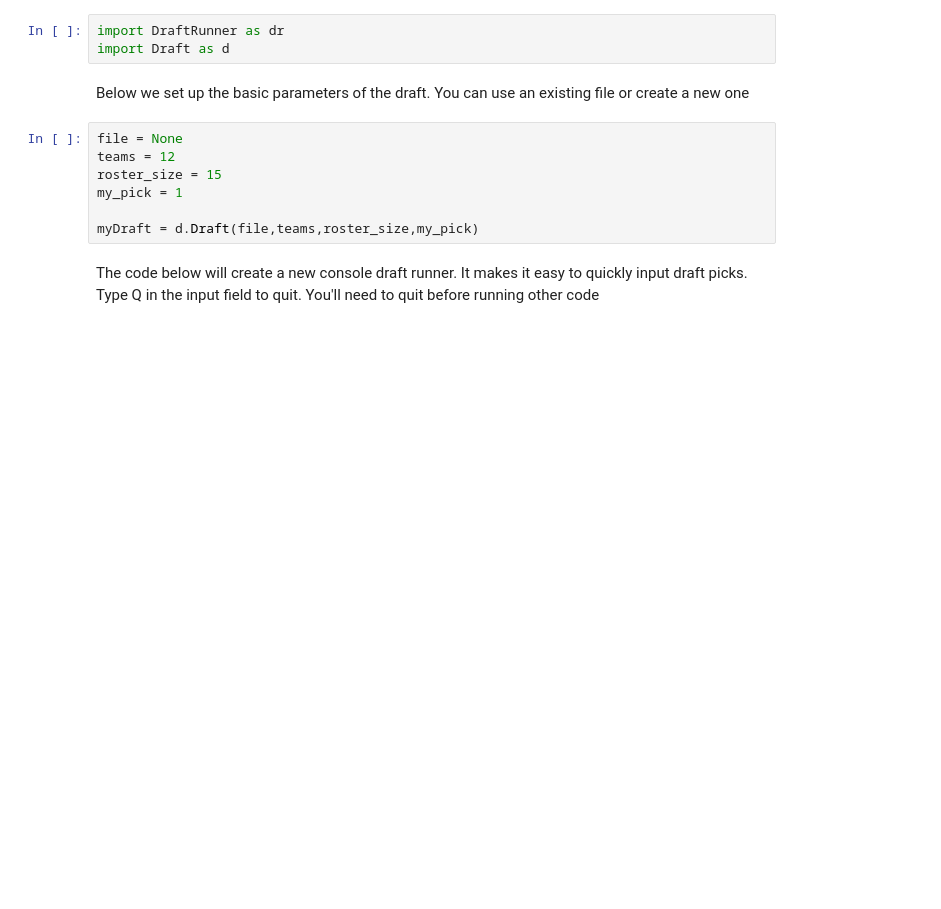
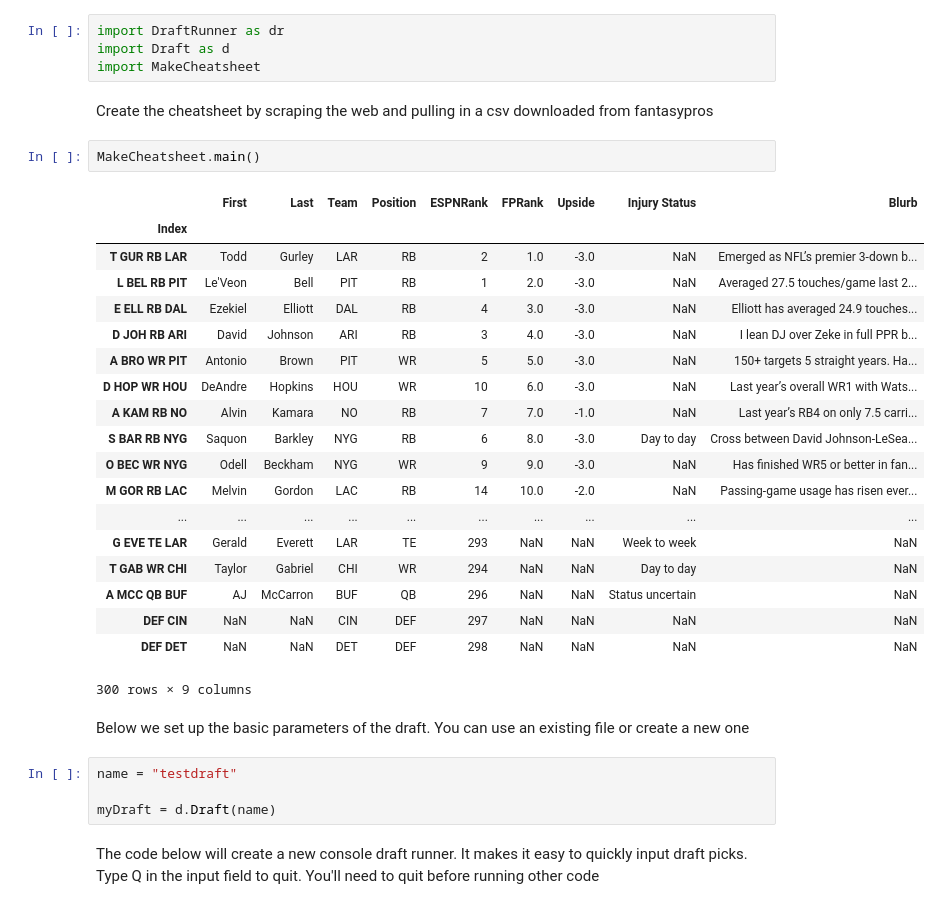
Before and after one commit to shapirok/ffdraft, a Jupyter notebook: ffdraft/Draft.ipynb, the cells around one changed output. Saved outputs shown, nothing was run; the diff lists cells and outputs as text; blank space fills up the shorter version.

```diff
--- a/ffdraft/Draft.ipynb
+++ b/ffdraft/Draft.ipynb
@@ -1,15 +1,37 @@
 # %%
 import DraftRunner as dr
 import Draft as d
+import MakeCheatsheet
+# %% [markdown]
+Create the cheatsheet by scraping the web and pulling in a csv downloaded from fantasypros
+# %%
+MakeCheatsheet.main()
+# %% [output]
+|  | First | Last | Team | Position | ESPNRank | FPRank | Upside | Injury Status | Blurb |
+| Index |  |  |  |  |  |  |  |  |  |
+| T GUR RB LAR | Todd | Gurley | LAR | RB | 2 | 1.0 | -3.0 | NaN | Emerged as NFL’s premier 3-down b... |
+| L BEL RB PIT | Le'Veon | Bell | PIT | RB | 1 | 2.0 | -3.0 | NaN | Averaged 27.5 touches/game last 2... |
+| E ELL RB DAL | Ezekiel | Elliott | DAL | RB | 4 | 3.0 | -3.0 | NaN | Elliott has averaged 24.9 touches... |
+| D JOH RB ARI | David | Johnson | ARI | RB | 3 | 4.0 | -3.0 | NaN | I lean DJ over Zeke in full PPR b... |
+| A BRO WR PIT | Antonio | Brown | PIT | WR | 5 | 5.0 | -3.0 | NaN | 150+ targets 5 straight years. Ha... |
+| D HOP WR HOU | DeAndre | Hopkins | HOU | WR | 10 | 6.0 | -3.0 | NaN | Last year’s overall WR1 with Wats... |
+| A KAM RB NO | Alvin | Kamara | NO | RB | 7 | 7.0 | -1.0 | NaN | Last year’s RB4 on only 7.5 carri... |
+| S BAR RB NYG | Saquon | Barkley | NYG | RB | 6 | 8.0 | -3.0 | Day to day | Cross between David Johnson-LeSea... |
+| O BEC WR NYG | Odell | Beckham | NYG | WR | 9 | 9.0 | -3.0 | NaN | Has finished WR5 or better in fan... |
+| M GOR RB LAC | Melvin | Gordon | LAC | RB | 14 | 10.0 | -2.0 | NaN | Passing-game usage has risen ever... |
+| ... | ... | ... | ... | ... | ... | ... | ... | ... | ... |
+| G EVE TE LAR | Gerald | Everett | LAR | TE | 293 | NaN | NaN | Week to week | NaN |
+| T GAB WR CHI | Taylor | Gabriel | CHI | WR | 294 | NaN | NaN | Day to day | NaN |
+| A MCC QB BUF | AJ | McCarron | BUF | QB | 296 | NaN | NaN | Status uncertain | NaN |
+| DEF CIN | NaN | NaN | CIN | DEF | 297 | NaN | NaN | NaN | NaN |
+| DEF DET | NaN | NaN | DET | DEF | 298 | NaN | NaN | NaN | NaN |
+300 rows × 9 columns
 # %% [markdown]
 Below we set up the basic parameters of the draft.  You can use an existing file or create a new one
-# %%
-file = None
-teams = 12
-roster_size = 15
-my_pick = 1
-
-myDraft = d.Draft(file,teams,roster_size,my_pick)
+# %%
+name = "testdraft"
+
+myDraft = d.Draft(name)
 # %% [markdown]
 The code below will create a new console draft runner.  It makes it easy to quickly input draft picks.
 Type Q in the input field to quit.  You'll need to quit before running other code
```
Also changed, not shown: 9 other files.
